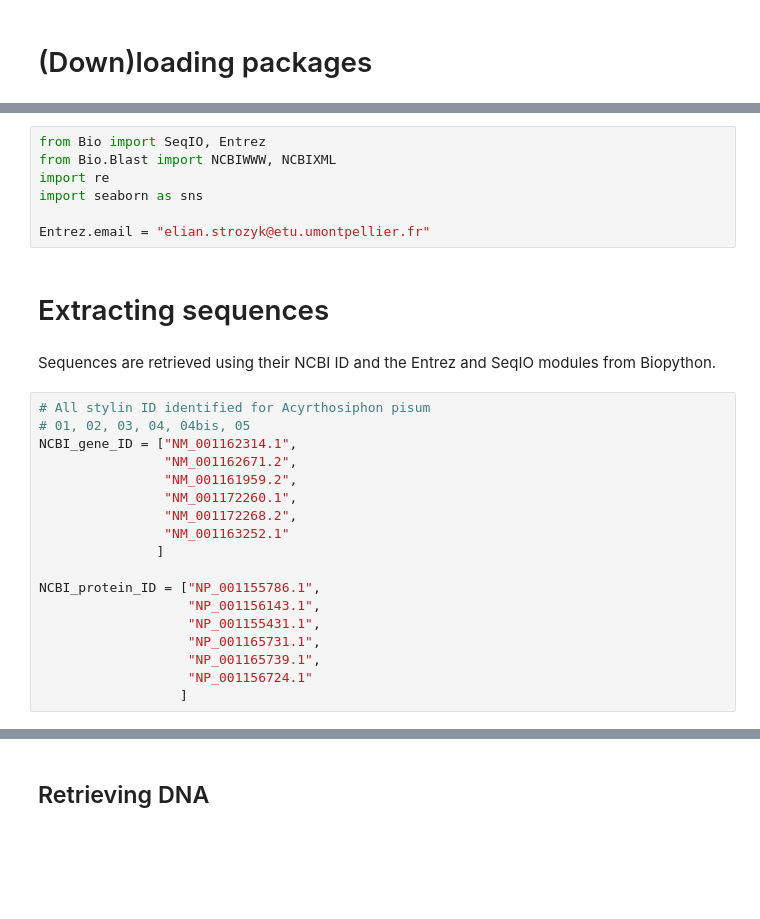
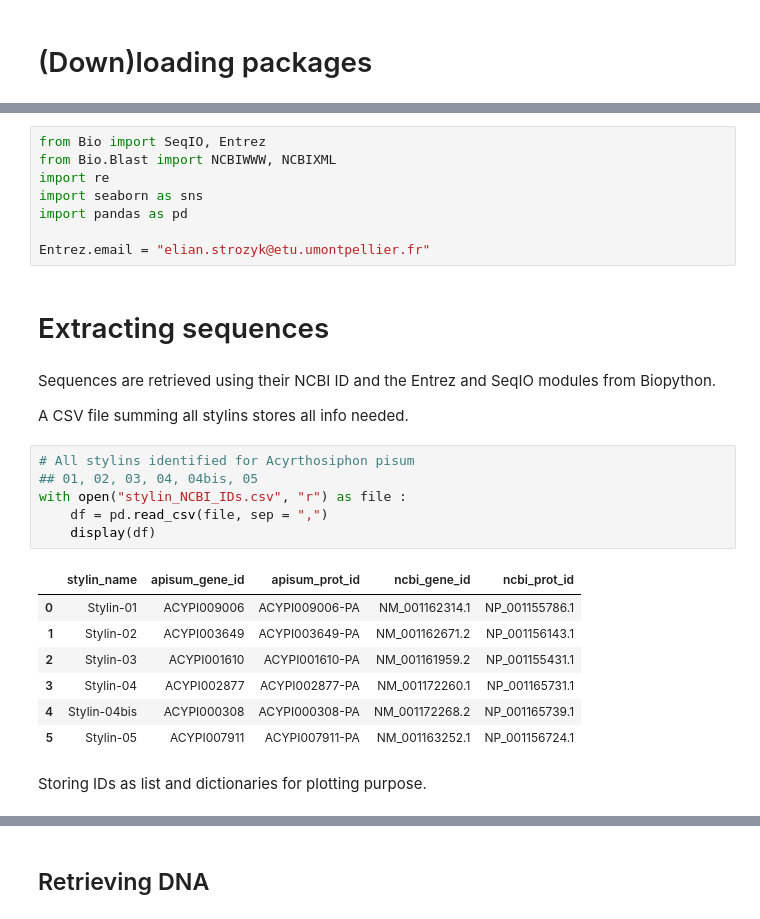
Before and after one commit to elian-stz/StylED_internship, a Jupyter notebook: xplore.ipynb, the cells around one changed output, grey strips where cells are left out. Drawn from its saved outputs; the diff is of its cells as text; blank space fills up the shorter version.

```diff
--- a/xplore.ipynb
+++ b/xplore.ipynb
@@ -45,27 +51,28 @@ from Bio import SeqIO, Entrez
 from Bio.Blast import NCBIWWW, NCBIXML
 import re
 import seaborn as sns
+import pandas as pd
 
 Entrez.email = "elian.strozyk@etu.umontpellier.fr"
 # %% [markdown]
 # Extracting sequences
 # %% [markdown]
 Sequences are retrieved using their NCBI ID and the Entrez and SeqIO modules from Biopython.
+
+A CSV file summing all stylins stores all info needed.
-# %%
-# All stylin ID identified for Acyrthosiphon pisum
-# 01, 02, 03, 04, 04bis, 05
-NCBI_gene_ID = ["NM_001162314.1",
-                "NM_001162671.2",
-                "NM_001161959.2",
-                "NM_001172260.1",
-                "NM_001172268.2",
-                "NM_001163252.1"
-               ]
-
-NCBI_protein_ID = ["NP_001155786.1",
-                   "NP_001156143.1",
-                   "NP_001155431.1",
-                   "NP_001165731.1",
-                   "NP_001165739.1",
-                   "NP_001156724.1"
-                  ]
+# %%
+# All stylins identified for Acyrthosiphon pisum
+## 01, 02, 03, 04, 04bis, 05
+with open("stylin_NCBI_IDs.csv", "r") as file :
+    df = pd.read_csv(file, sep = ",")
+    display(df)
+# %% [output]
+|  | stylin_name | apisum_gene_id | apisum_prot_id | ncbi_gene_id | ncbi_prot_id |
+| 0 | Stylin-01 | ACYPI009006 | ACYPI009006-PA | NM_001162314.1 | NP_001155786.1 |
+| 1 | Stylin-02 | ACYPI003649 | ACYPI003649-PA | NM_001162671.2 | NP_001156143.1 |
+| 2 | Stylin-03 | ACYPI001610 | ACYPI001610-PA | NM_001161959.2 | NP_001155431.1 |
+| 3 | Stylin-04 | ACYPI002877 | ACYPI002877-PA | NM_001172260.1 | NP_001165731.1 |
+| 4 | Stylin-04bis | ACYPI000308 | ACYPI000308-PA | NM_001172268.2 | NP_001165739.1 |
+| 5 | Stylin-05 | ACYPI007911 | ACYPI007911-PA | NM_001163252.1 | NP_001156724.1 |
+# %% [markdown]
+Storing IDs as list and dictionaries for plotting purpose.
```
Also changed, not shown: parts of 6 cells of this notebook, 2 other files.
